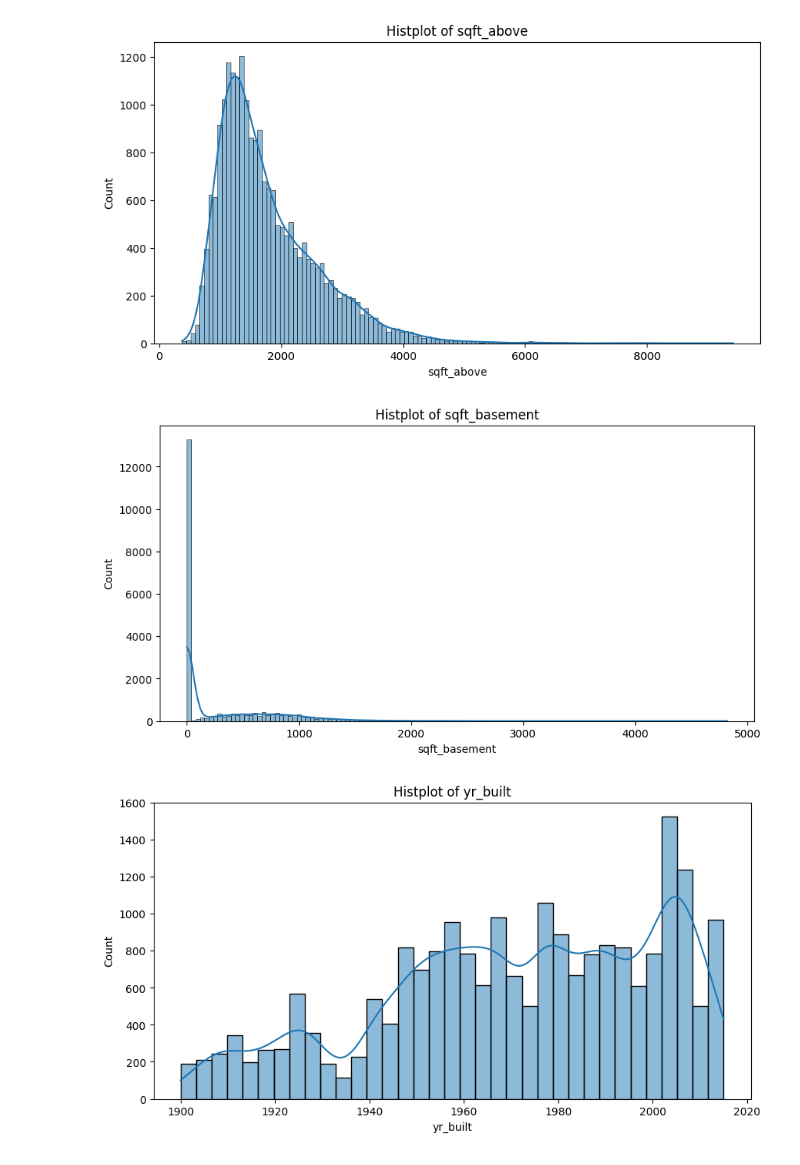
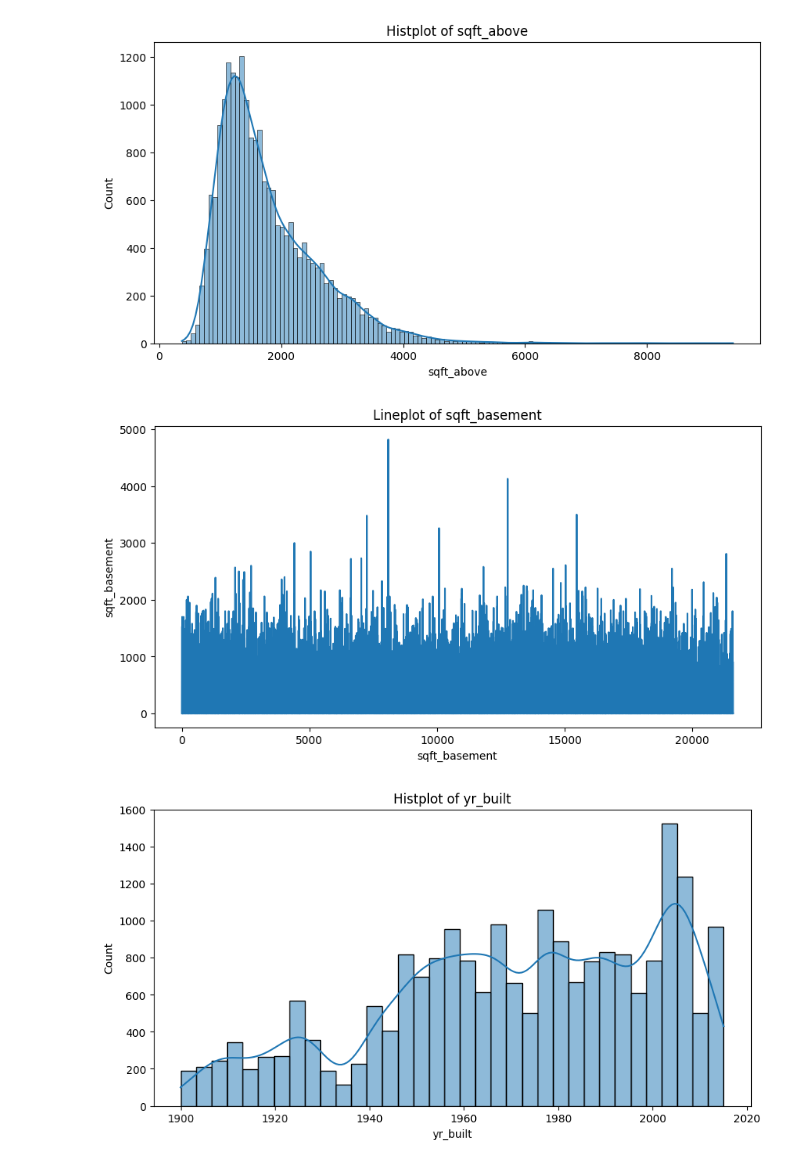
Before and after one commit to robbymumo/DSF-FT06-GROUP-2-PHASE---PROJECT, a Jupyter notebook: student.ipynb, the cells around one changed output. Drawn from its saved outputs; the diff is of its cells as text; code cells hidden in the pictures.

```diff
--- a/student.ipynb
+++ b/student.ipynb
@@ -501,5 +457,4 @@ plt.show()
 # %%
-
 
 def create_custom_plot(data, plot_type, column, figsize=(10, 5)):
 
@@ -511,12 +466,12 @@ def create_custom_plot(data, plot_type, column, figsize=(10, 5)):
         sns.histplot(data[column], kde=True, ax=ax)
     elif plot_type == 'countplot':
         sns.countplot(x=data[column], ax=ax)
-    elif plot_type == 'rugplot':
-        sns.rugplot(x=data[column], ax=ax)
-    elif plot_type == 'ridgeplot':
-        sns.kdeplot(x=data[column], ax=ax)
     elif plot_type == 'beanplot':
         sns.violinplot(x=data[column], ax=ax)
+    elif plot_type == 'lineplot':  # Add support for line plot
+        sns.lineplot(x=data.index, y=data[column], ax=ax)
+    elif plot_type == 'barplot':  # Add support for bar plot
+        sns.barplot(x=data.index, y=data[column], ax=ax)
 
     # Set the title and x-label based on the column name
     ax.set_title(f'{plot_type.capitalize()} of {column}')
@@ -575,10 +530,10 @@ plt.show()
 [figure]
 # %%
 # Create a histogram for the 'sqft_basement' column
-create_custom_plot(df, 'histplot', 'sqft_basement')
+create_custom_plot(df, 'lineplot', 'sqft_basement')
 plt.show()
 # %% [output]
-[figure, old version]
+[figure, new version]
 # %%
 # Create a histogram for the 'yr_built' column
 create_custom_plot(df, 'histplot', 'yr_built')
```
Also changed, not shown: parts of 72 cells of this notebook.
